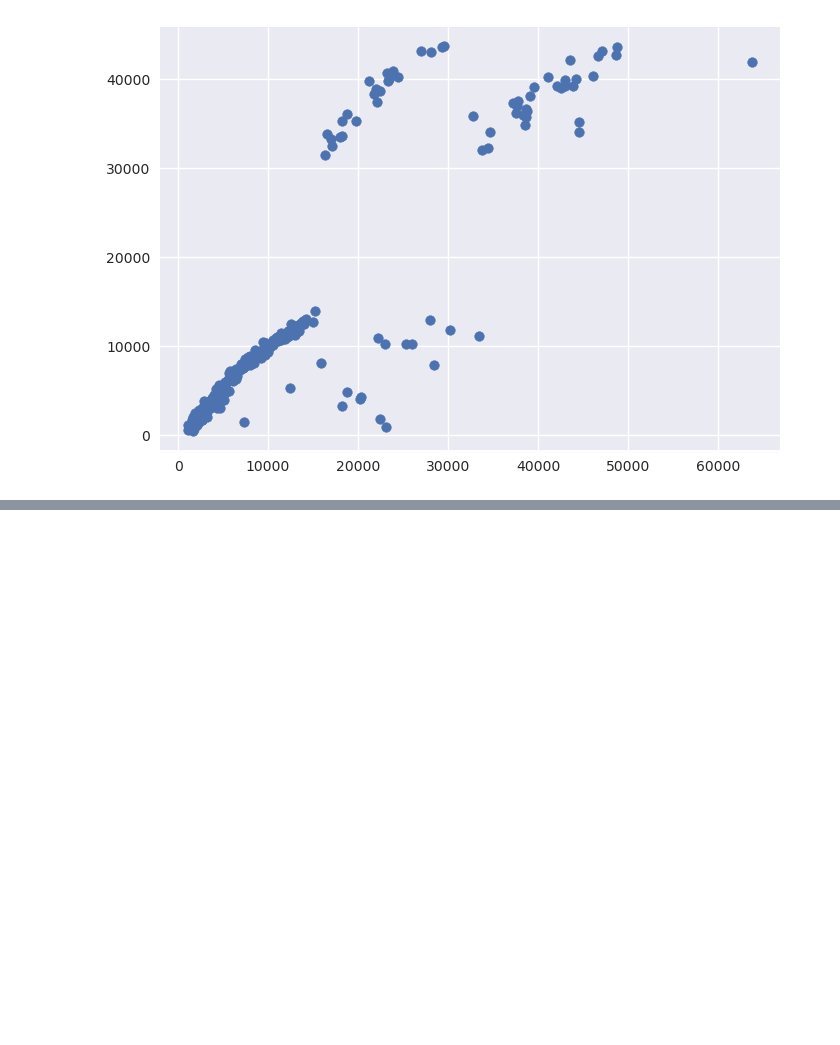
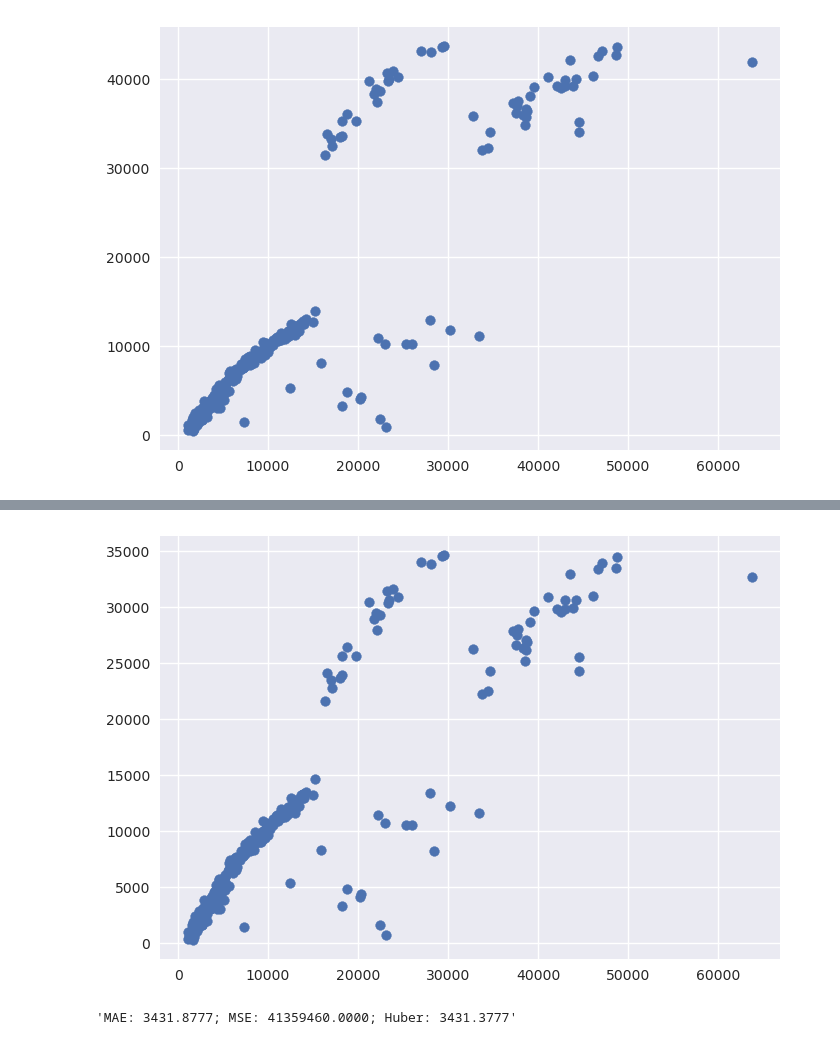
Before and after one commit to alchemistbg/udemy-tensorflow-developer-certificate-bootcamp, a Jupyter notebook: Section-03/Regression_with_tensorflow.ipynb, the cells around one changed output, grey strips where cells are left out. Drawn from its saved outputs; the diff is of its cells as text; code cells hidden in the pictures; blank space fills up the shorter version.

```diff
--- a/Section-03/Regression_with_tensorflow.ipynb
+++ b/Section-03/Regression_with_tensorflow.ipynb
@@ -1306,0 +1422,4 @@ print_metrics(model_ins_3_mae, model_ins_3_mse, model_ins_3_huber)
+# %%
+X2_train_ins_norm = ct.transform(X2_train_ins)
+# %%
+X2_test_ins_norm = ct.transform(X2_test_ins)
@@ -1306,0 +1431,24 @@ print_metrics(model_ins_3_mae, model_ins_3_mse, model_ins_3_huber)
+# %%
+tf.keras.utils.set_random_seed(42)
+
+# Create the model
+model_ins_4 = tf.keras.models.Sequential([
+    tf.keras.layers.Dense(100),
+    tf.keras.layers.Dense(10),
+    tf.keras.layers.Dense(1)
+])
+
+# Compile the model
+model_ins_4.compile(
+    loss = tf.keras.losses.mae,
+    optimizer = tf.keras.optimizers.Adam(),
+    metrics = ['mae']
+)
+
+# Fit the model
+model_ins_4_hist = model_ins_4.fit(
+    x = X2_train_ins_norm,
+    y = y2_train_ins,
+    epochs = 100,
+    # callbacks = [early_stop_norm]
+)
@@ -1306,0 +1478,2 @@ print_metrics(model_ins_3_mae, model_ins_3_mse, model_ins_3_huber)
+# %%
+y2_test_ins_pred = model_ins_4.predict(X2_test_ins_norm)
@@ -1306,0 +1482,4 @@ print_metrics(model_ins_3_mae, model_ins_3_mse, model_ins_3_huber)
+# %%
+plt.scatter(y2_test_ins, y2_test_ins_pred);
+# %% [output]
+[figure, added]
@@ -1306,0 +1488,4 @@ print_metrics(model_ins_3_mae, model_ins_3_mse, model_ins_3_huber)
+# %%
+print_metrics(model_ins_4_mae, model_ins_4_mse, model_ins_4_huber)
+# %% [output]
+'MAE: 3431.8777; MSE: 41359460.0000; Huber: 3431.3777'
```
Also changed, not shown: parts of 70 cells of this notebook, 6 other files.
